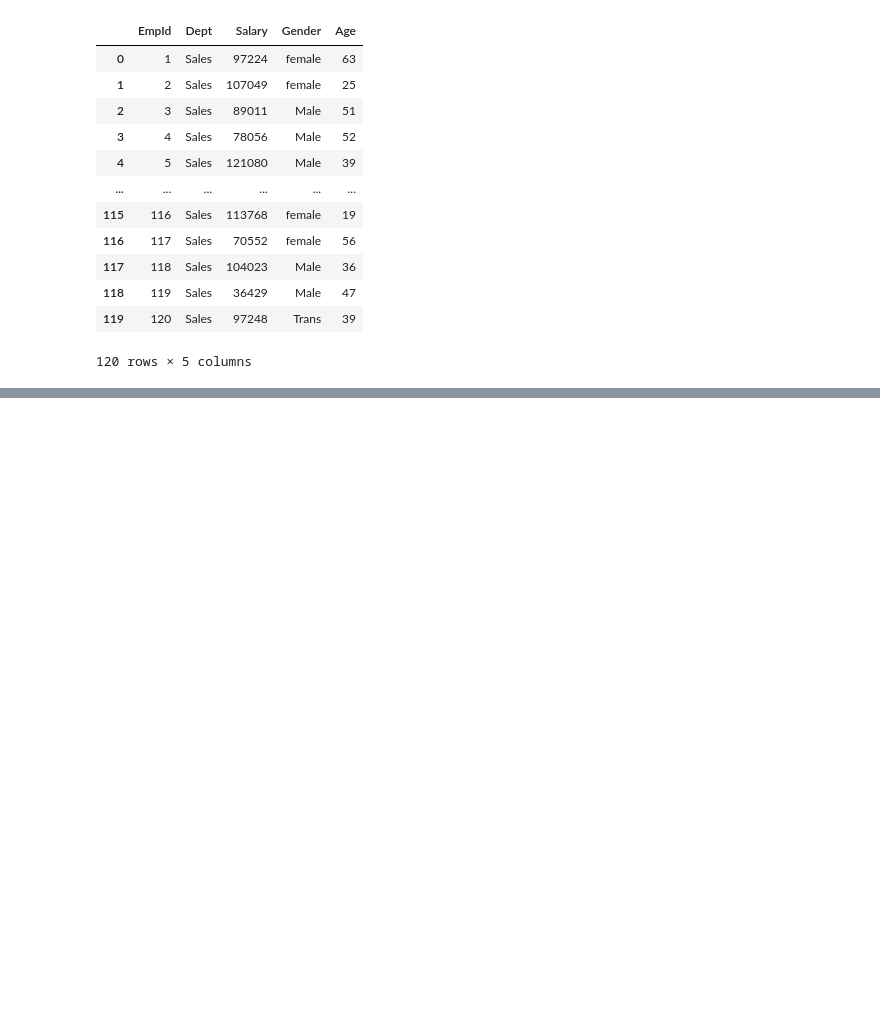
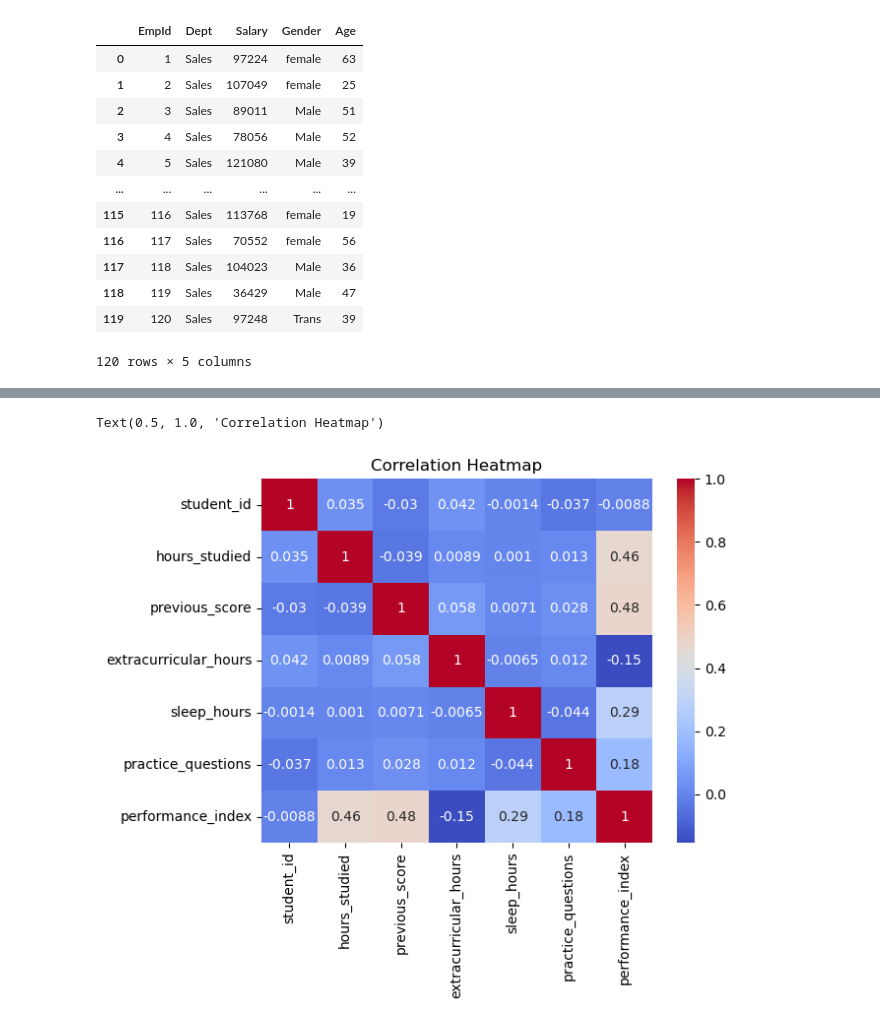
Before and after one commit to SeionixAi/RL-B102-Rejina-K-K, a Jupyter notebook: RL-tasks-1-2-3.ipynb, the cells around one changed output, grey strips where cells are left out. Saved outputs shown, nothing was run; the diff lists cells and outputs as text; code cells hidden in the pictures; blank space fills up the shorter version.

```diff
--- a/RL-tasks-1-2-3.ipynb
+++ b/RL-tasks-1-2-3.ipynb
@@ -770,0 +1835,7 @@ df
+# %%
+#Heatmap
+sns.heatmap(df.corr(numeric_only=True),annot=True,cmap="coolwarm")#annot=True - puts the actual numbers inside each cell.cmap="coolwarm".Color scheme:Blue = negative correlationWhite = around 0Red = positive correlation
+plt.title("Correlation Heatmap")
+# %% [output]
+Text(0.5, 1.0, 'Correlation Heatmap')
+[figure, added]
```
Also changed, not shown: parts of 50 cells of this notebook.
